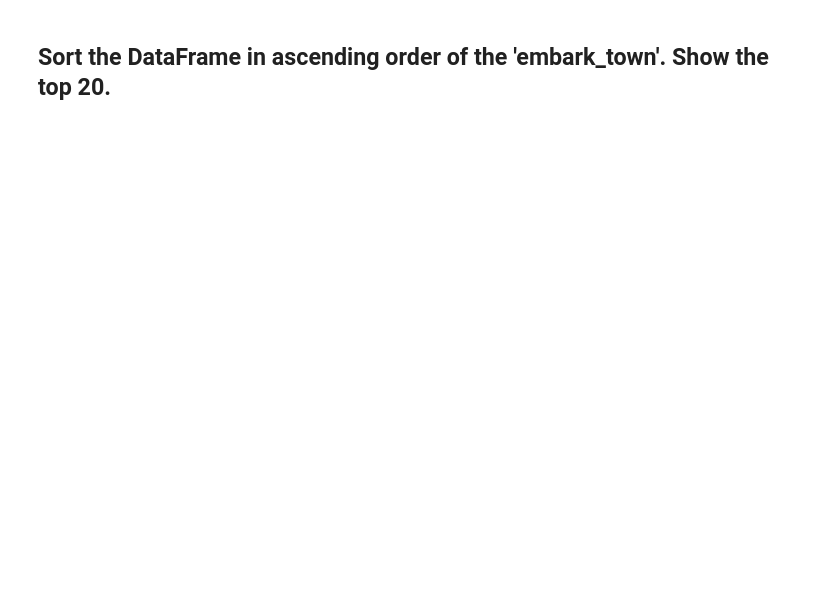
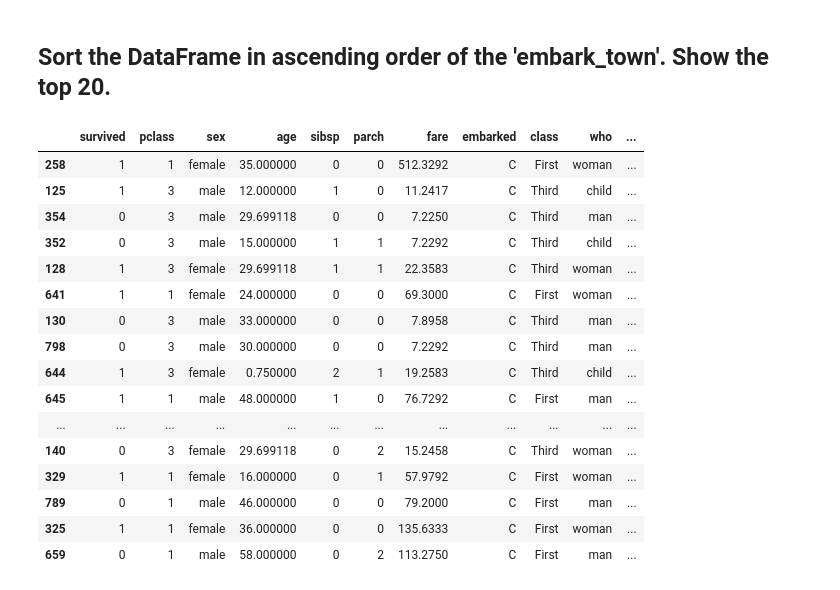
Before and after one commit to RaniaRez/DataFramesAdvanced, a Jupyter notebook: Pandas_Data_Preprocessing_Exercises.ipynb, the cells around one changed output. Drawn from its saved outputs; the diff is of its cells as text; code cells hidden in the pictures; blank space fills up the shorter version.

```diff
--- a/Pandas_Data_Preprocessing_Exercises.ipynb
+++ b/Pandas_Data_Preprocessing_Exercises.ipynb
@@ -19,3 +109,6 @@ data.head()
 ## Replace nan values in age with mean
 # %%
 # Replace null value in age column
+
+data['age'].fillna(value=data['age'].mean(), inplace=True)
+data
@@ -25,0 +133,6 @@ data.head()
+# %%
+
+list_str_obj_cols = data.columns[data.dtypes == "object"].tolist()
+for str_obj_col in list_str_obj_cols:
+    data[str_obj_col] = data[str_obj_col].astype("category")
+data.dtypes
@@ -30,2 +162,6 @@ data.head()
 # %% [markdown]
 ## Drop the column fare
+# %%
+
+data.drop(axis=1, columns='fare', inplace=False)#inplace should be true but in order to answer the next questions we make it false
+data
@@ -38,2 +200,5 @@ data.head()
 # %% [markdown]
 ## Create a new column age2 = age +12
+# %%
+data['age2']=data['age']+12
+data
@@ -83,2 +343,22 @@ https://pandas.pydata.org/pandas-docs/stable/reference/api/pandas.pivot_table.ht
 # %% [markdown]
 ## Sort the DataFrame in ascending order of the 'embark_town'. Show the top 20.
+# %%
+data.sort_values(by='embark_town',ascending=True).head(20)
+# %% [output]
+|  | survived | pclass | sex | age | sibsp | parch | fare | embarked | class | who | ... |
+| 258 | 1 | 1 | female | 35.000000 | 0 | 0 | 512.3292 | C | First | woman | ... |
+| 125 | 1 | 3 | male | 12.000000 | 1 | 0 | 11.2417 | C | Third | child | ... |
+| 354 | 0 | 3 | male | 29.699118 | 0 | 0 | 7.2250 | C | Third | man | ... |
+| 352 | 0 | 3 | male | 15.000000 | 1 | 1 | 7.2292 | C | Third | child | ... |
+| 128 | 1 | 3 | female | 29.699118 | 1 | 1 | 22.3583 | C | Third | woman | ... |
+| 641 | 1 | 1 | female | 24.000000 | 0 | 0 | 69.3000 | C | First | woman | ... |
+| 130 | 0 | 3 | male | 33.000000 | 0 | 0 | 7.8958 | C | Third | man | ... |
+| 798 | 0 | 3 | male | 30.000000 | 0 | 0 | 7.2292 | C | Third | man | ... |
+| 644 | 1 | 3 | female | 0.750000 | 2 | 1 | 19.2583 | C | Third | child | ... |
+| 645 | 1 | 1 | male | 48.000000 | 1 | 0 | 76.7292 | C | First | man | ... |
+| ... | ... | ... | ... | ... | ... | ... | ... | ... | ... | ... | ... |
+| 140 | 0 | 3 | female | 29.699118 | 0 | 2 | 15.2458 | C | Third | woman | ... |
+| 329 | 1 | 1 | female | 16.000000 | 0 | 1 | 57.9792 | C | First | woman | ... |
+| 789 | 0 | 1 | male | 46.000000 | 0 | 0 | 79.2000 | C | First | man | ... |
+| 325 | 1 | 1 | female | 36.000000 | 0 | 0 | 135.6333 | C | First | woman | ... |
+| 659 | 0 | 1 | male | 58.000000 | 0 | 2 | 113.2750 | C | First | man | ... |
```
Also changed, not shown: parts of 27 cells of this notebook.
